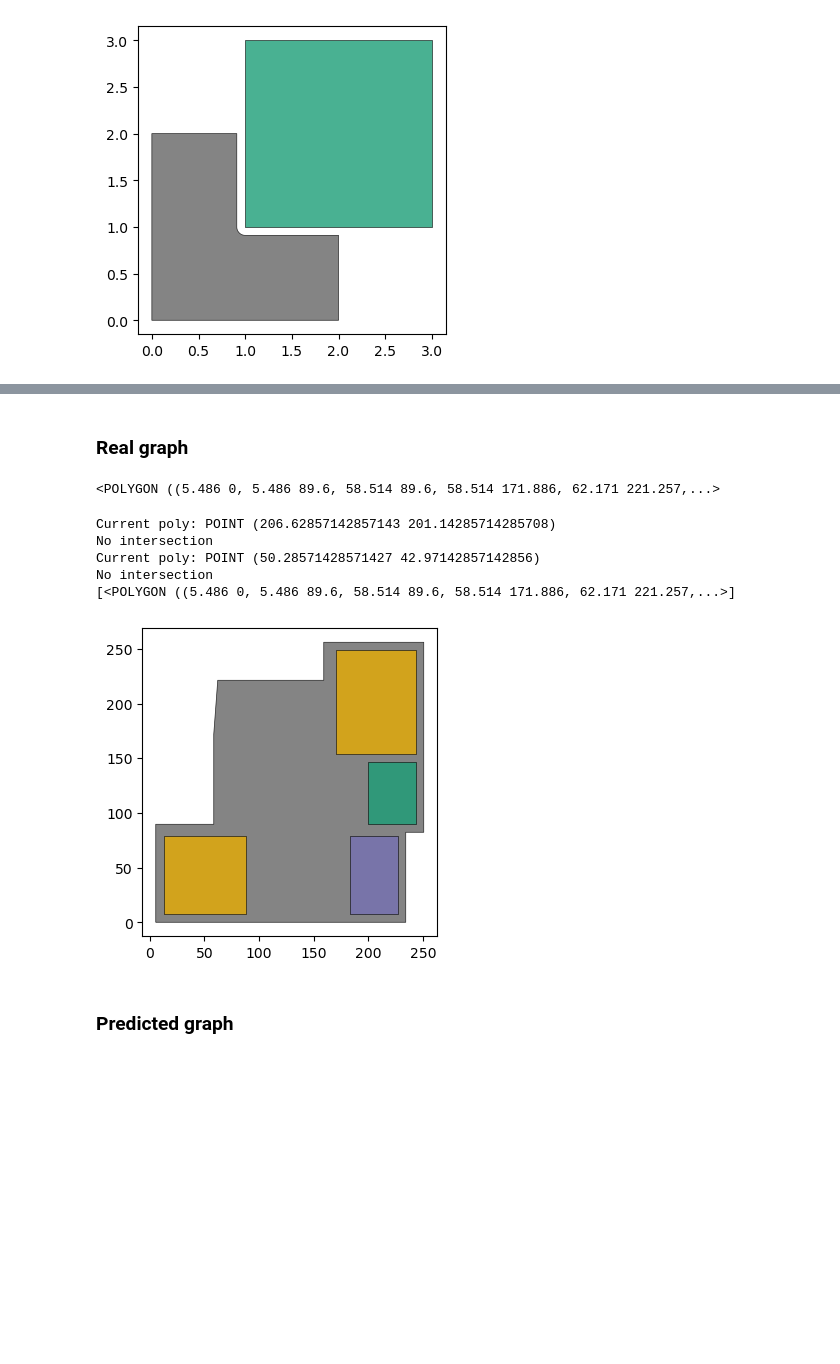
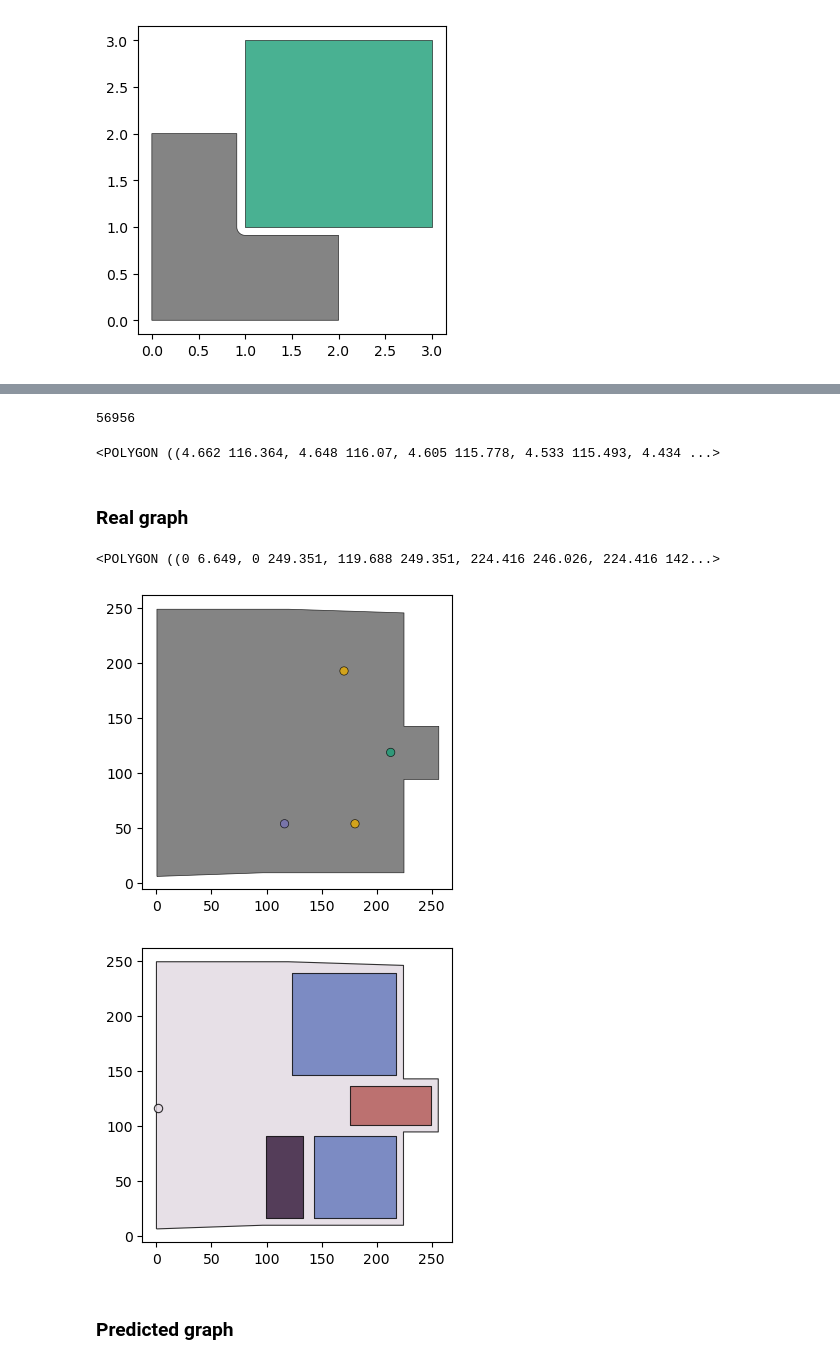
Before and after one commit to mo7amed7assan1911/Floor_Plan_Generation_using_GNNs, a Jupyter notebook: Regressions/squares_w_h/Testing_our_model.ipynb, the cells around one changed output, grey strips where cells are left out. Drawn from its saved outputs; the diff is of its cells as text; code cells hidden in the pictures; blank space fills up the shorter version.

```diff
--- a/Regressions/squares_w_h/Testing_our_model.ipynb
+++ b/Regressions/squares_w_h/Testing_our_model.ipynb
@@ -725,12 +725,12 @@ poly1 = Polygon([(0, 0), (2, 0), (2, 2), (0, 2)])  # Square polygon
 poly2 = Polygon([(1, 1), (3, 1), (3, 3), (1, 3)])  # Another square polygon
 
 # Check if polygons intersect
-# if poly1.intersects(poly2):
-#     intersection = poly1.intersection(poly2)
-#     poly1 = poly1.difference(intersection.buffer(0.09))  # Adjust the buffer distance as needed
-#     combined_polygon = unary_union([poly1, poly2])
-# # else:
-#     combined_polygon = cascaded_union([poly1, poly2])
+if poly1.intersects(poly2):
+    intersection = poly1.intersection(poly2)
+    poly1 = poly1.difference(intersection.buffer(0.09))  # Adjust the buffer distance as needed
+    combined_polygon = unary_union([poly1, poly2])
+# else:
+    combined_polygon = unary_union([poly1, poly2])
 # %%
 gpd.GeoSeries([poly1, poly2]).plot(cmap='Dark2_r', figsize=(4, 4), alpha=0.8, linewidth=0.5, edgecolor='black');
 # %% [output]
@@ -904,8 +931,9 @@ class FloorPlan_multipolygon():
 
         return w_predicted[room_index], h_predicted[room_index]
 # %%
-Graph_index = -2
-
+rand = np.random.randint(0, 80000)
+Graph_index = rand
+print(rand)
 # Graph and Boundary with normalized x, y
 G = Graphs_pyTorch[Graph_index]
 B = Boundaries_pyTorch[Graph_index]
@@ -926,6 +954,13 @@ G.x[:, -1] = G.x[:, -1] * y_g_std + y_g_mean
 
 B.x[:, -2] = B.x[:, -2] * x_b_std + x_b_mean
 B.x[:, -1] = B.x[:, -1] * y_b_std + y_b_mean
+# %% [output]
+56956
+# %%
+the_door = Point(B.x[-1][1:].detach().cpu().numpy())
+the_door.buffer(3)
+# %% [output]
+<POLYGON ((4.662 116.364, 4.648 116.07, 4.605 115.778, 4.533 115.493, 4.434 ...>
 # %% [markdown]
 ### Real graph
 # %%
@@ -936,4 +971,23 @@ boundary_polygon = Polygon(boundary_centroids)
 
 boundary_polygon
 # %% [output]
-<POLYGON ((5.486 0, 5.486 89.6, 58.514 89.6, 58.514 171.886, 62.171 221.257,...>
+<POLYGON ((0 6.649, 0 249.351, 119.688 249.351, 224.416 246.026, 224.416 142...>
+# %%
+inputs = G.x.detach().cpu().numpy()
+polys = defaultdict(list)
+
+for poly in inputs:
+    type = np.argmax(poly[:-2])
+    if type != 0:
+        point = poly[-2:]
+        polys[type].append(Point(point))
+
+Input_format = []
+Input_format.append(boundary_polygon)
+
+for _, points in polys.items():
+            Input_format.append(unary_union(points))
+
+gpd.GeoSeries(Input_format).plot(cmap='Dark2_r', figsize=(4, 4), alpha=0.8, linewidth=0.5, edgecolor='black');
+# %% [output]
+[figure, added]
@@ -940,15 +996,9 @@ boundary_polygon
 # %%
 f = FloorPlan_multipolygon(G, prediction=None)
-polys = f.get_multipoly(boundary_polygon);
-
-polys.plot(cmap='Dark2_r', figsize=(4, 4), alpha=0.8, linewidth=0.5, edgecolor='black');
+polys = f.get_multipoly(boundary_polygon, the_door);
+polys.plot(cmap='twilight', figsize=(4, 4), alpha=0.8, linewidth=0.8, edgecolor='black');
 # %% [output]
-Current poly: POINT (206.62857142857143 201.14285714285708)
-No intersection
-Current poly: POINT (50.28571428571427 42.97142857142856)
-No intersection
-[<POLYGON ((5.486 0, 5.486 89.6, 58.514 89.6, 58.514 171.886, 62.171 221.257,...>]
-[figure, old version]
+[figure, new version]
 # %% [markdown]
 ### Predicted graph
 # %%
```
Also changed, not shown: parts of 6 cells of this notebook.
